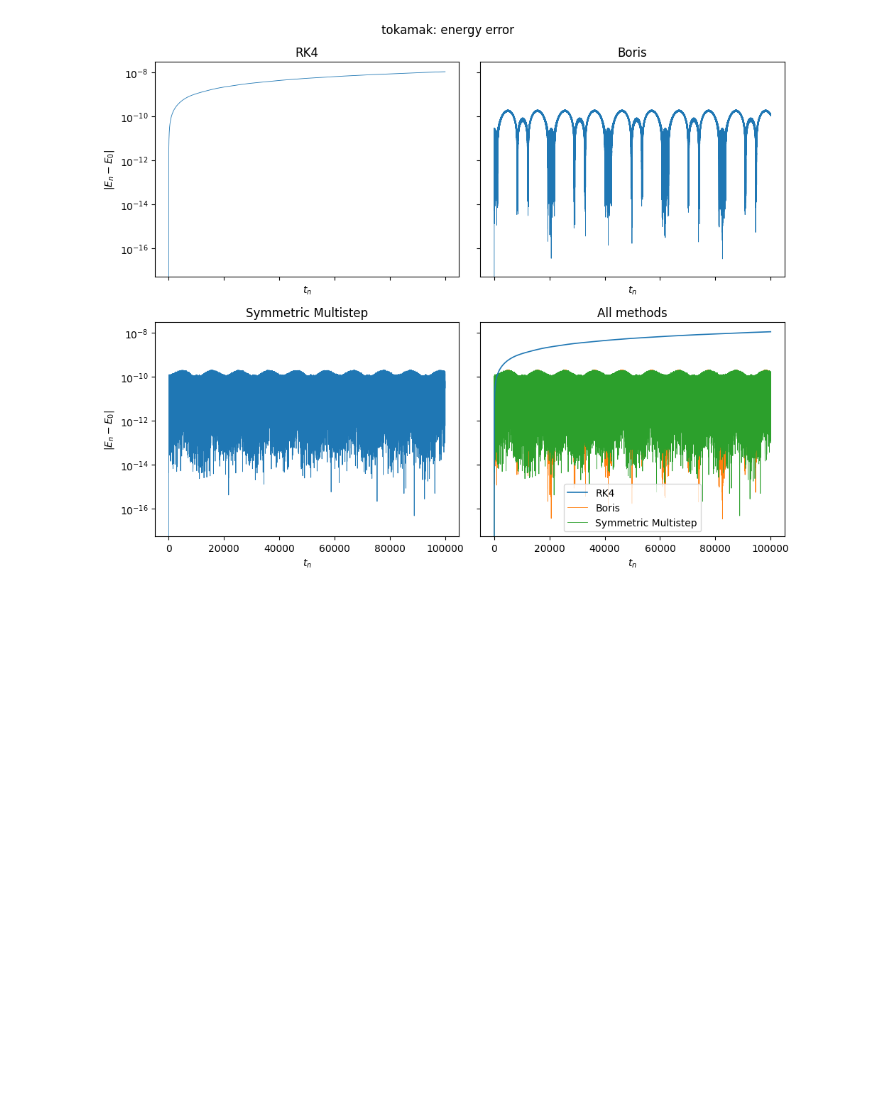
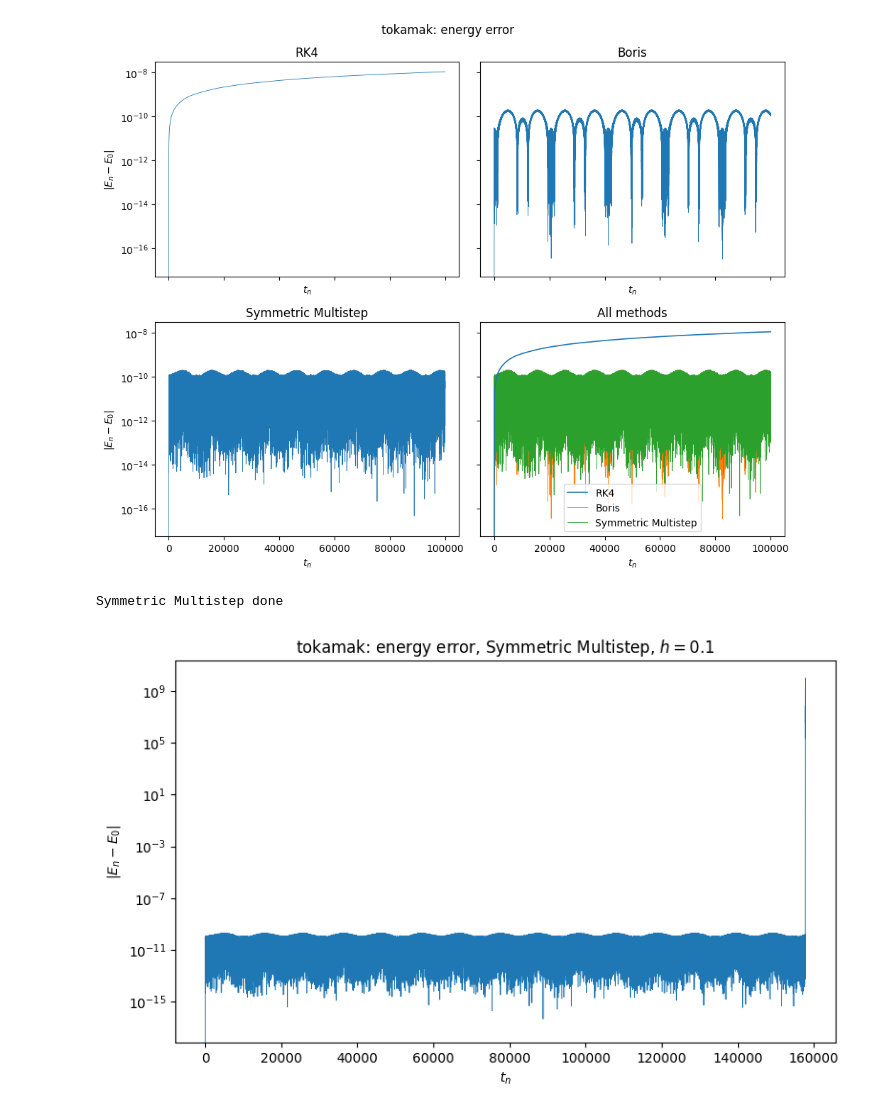
Before and after one commit to Akaada/TMA4215_NumericalMathematics_project_2, a Jupyter notebook: Problem5A/problem5Aanswer.ipynb, the cells around one changed output. Saved outputs shown, nothing was run; the diff lists cells and outputs as text; code cells hidden in the pictures; blank space fills up the shorter version.

```diff
--- a/Problem5A/problem5Aanswer.ipynb
+++ b/Problem5A/problem5Aanswer.ipynb
@@ -78,3 +109,9 @@ simTokamak.errorPlot()
 simTokamak.energyPlot()
 # %% [output]
 [figure]
+# %%
+SimTotakLongTime = Traject("totak",h= 0.1,T=1e6,only_symmetric=True)
+SimTotakLongTime.energyPlot()
+# %% [output]
+Symmetric Multistep done
+[figure, added]
```
Also changed, not shown: parts of 13 cells of this notebook, 1 other file.
